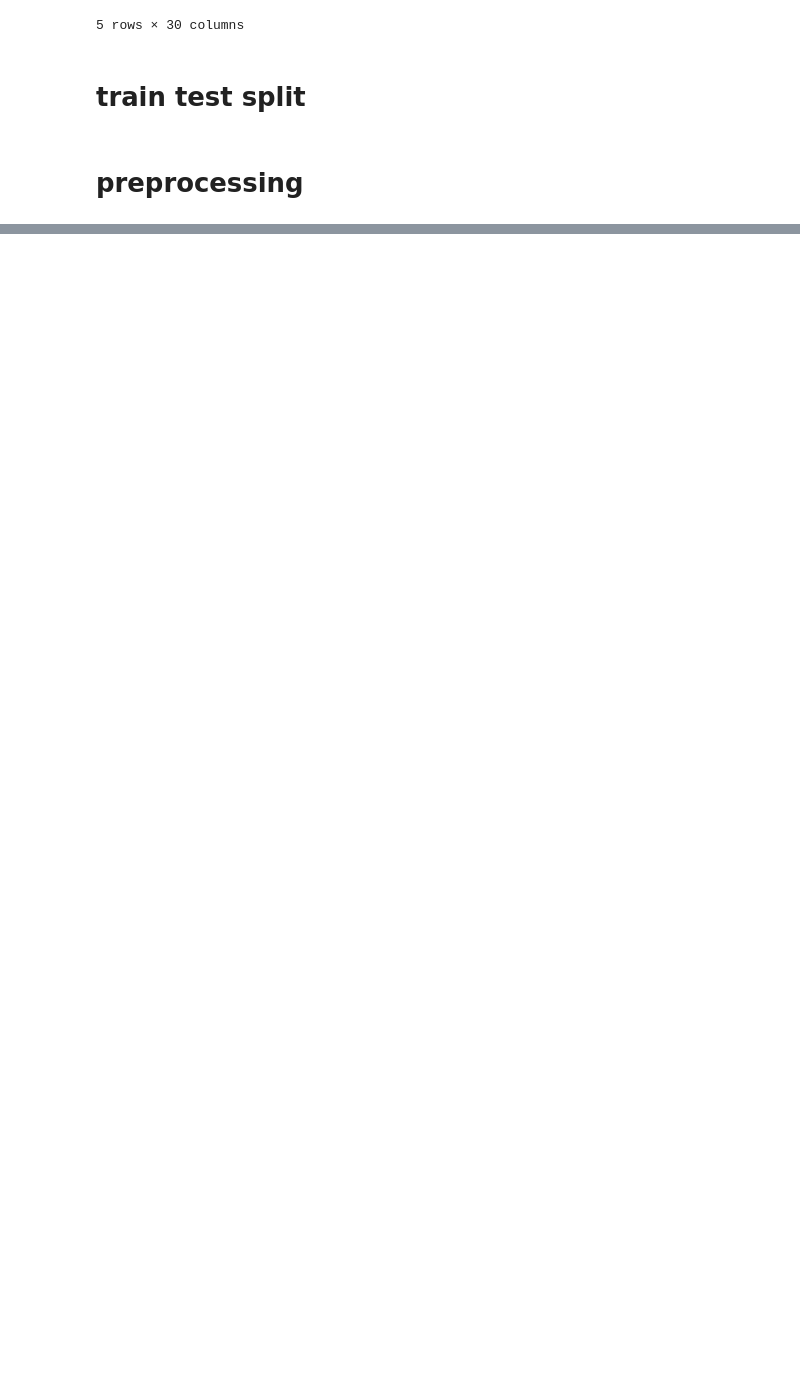
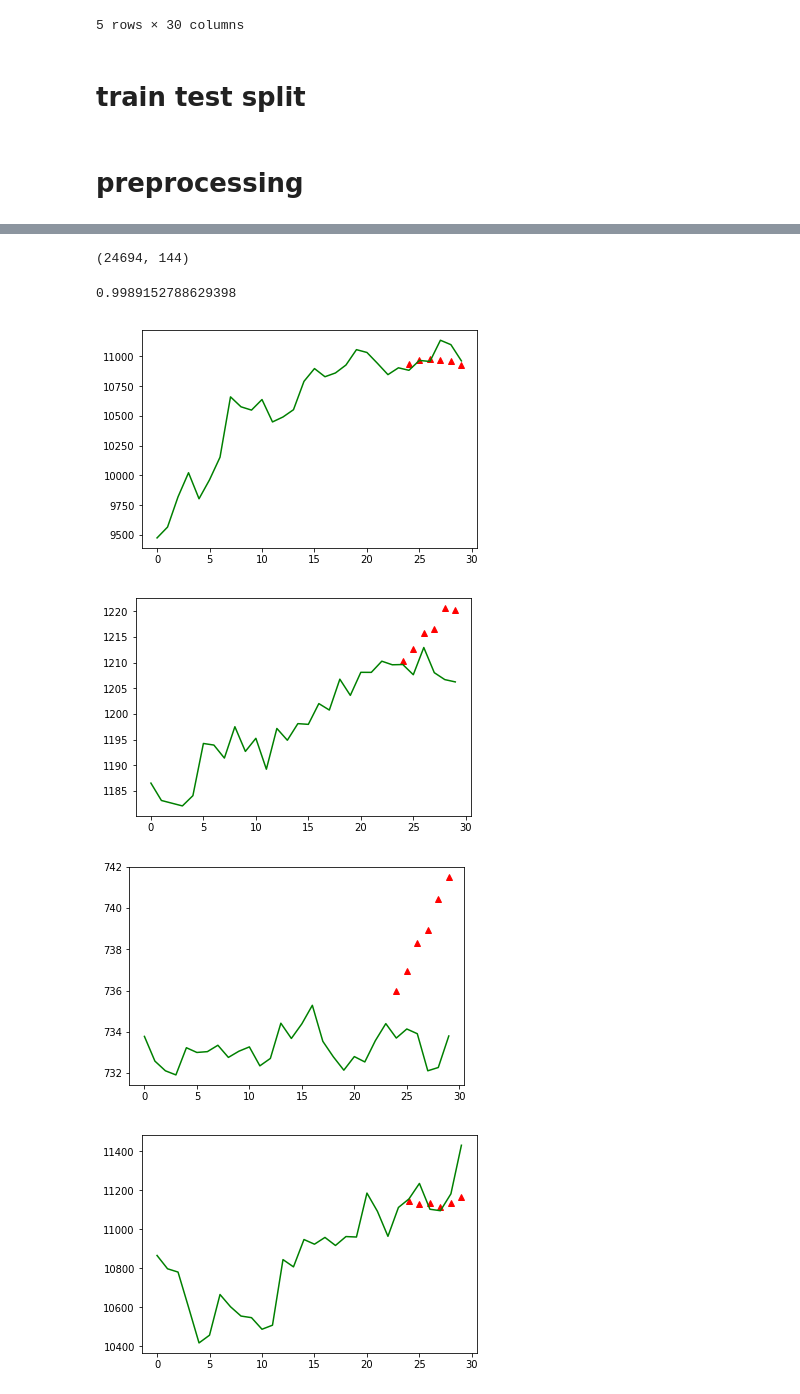
Before and after one commit to daniel-cortez-stevenson/crypto-predict, a Jupyter notebook: notebooks/model_dev.ipynb, the cells around one changed output, grey strips where cells are left out. Drawn from its saved outputs; the diff is of its cells as text; code cells hidden in the pictures; blank space fills up the shorter version.

```diff
--- a/notebooks/model_dev.ipynb
+++ b/notebooks/model_dev.ipynb
@@ -181,0 +228,25 @@ for ix in np.random.randint(0,Y_test_cache.shape[0],6):
+# %%
+X_train.shape
+# %% [output]
+(24694, 144)
+# %%
+from sklearn.linear_model import LinearRegression
+
+lr_model = LinearRegression()
+lr_model = lr_model.fit(X_train, Y_train)
+# %%
+lr_model.score(X_test, Y_test)
+# %% [output]
+0.9989152788629398
+# %%
+lr_predict = lr_model.predict(X_test)
+for ix in np.random.randint(0,Y_test_cache.shape[0],6):
+    plt.figure()
+
+    actual = Y_test_cache.iloc[ix]
+    plt.plot(range(24,30), lr_predict[ix], 'r^', range(30), actual, 'g-')
+# %% [output]
+[figure, added]
+[figure, added]
+[figure, added]
+[figure, added]
```
Also changed, not shown: parts of 16 cells of this notebook, 1 other file.
